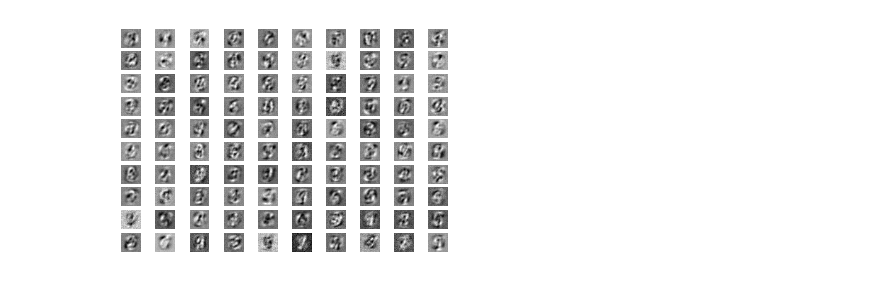
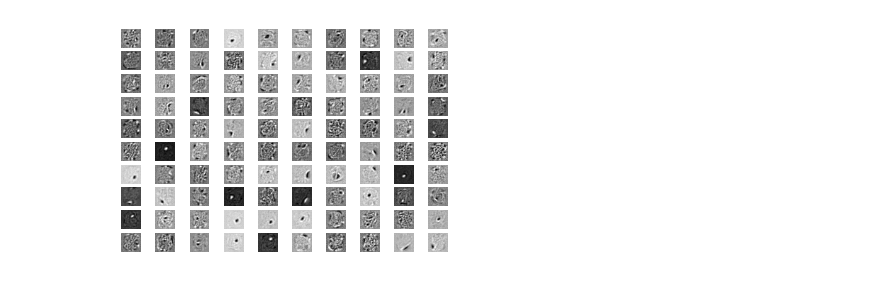
Before and after one commit to mehdidc/creativity, a Jupyter notebook: models/autolasagne.ipynb, the cells around one changed output. Drawn from its saved outputs; the diff is of its cells as text; code cells hidden in the pictures.

```diff
--- a/models/autolasagne.ipynb
+++ b/models/autolasagne.ipynb
@@ -312,15 +332,19 @@ class Experiment(lasagne.easy.Experiment):
         plt.show()
 # %%
 # ?? Peut on ajouter plus de couches? Oui - How? Oui en ajoutant des elements à layerwise_autoencoders_hidden
-layerwise_autoencoders_hidden = [1024] # [512, 512] ?? Oui
+layerwise_autoencoders_hidden = [500] # [512, 512] ?? Oui
 
 # Load  dataset
 dataset = lasagne.datasets.mnist.MNIST() # change by lasagne.datasets.datasets.mnist.MNIST
-                                         # or by lasagne.datasets.fonts.Fonts with (labels_kind='letters')
+                                         # or by lasagne.datasets.fonts.Fonts with (kind='all_32', labels_kind='letters')
                                          # or by lasagne.datasets.notmnist.NotMNIST
                                          # or by lasagne.datasets.insects.Insects
                                          # or by lasagne.datasets.ilc.ILC
 dataset.load()
+mean = X.mean(axis=0)[np.newaxis, :]
+std = X.std(axis=1)[np.newaxis, :]
+
+X = (X - mean) / std
 
 # Split
 X_train, X_test, y_train, y_test = cross_validation.train_test_split(dataset.X, dataset.y, test_size=0.25)
@@ -343,7 +372,8 @@ datasets = {"train" : lasagne.data.Dataset(X_train, y_train),
 # apres chaque expriment on transforme le dataset en utilisant l'auto-encoder qu'on a entrainé
 # On garde les data générés pour chaque couche
 
-# ?? que veut dire: reconstruction_error_wrong_pixels_per_example_train
+# ?? que veut dire: reconstruction_error_wrong_pixels_per_example_train, rennomée en reconstruction_error
+# je voulais juste dire que c'est le nombre de pixels erronés en moyenne pour chaque exemple
 
 # initialize the experiments
 reconstruct_previous_layer_experiments = []
@@ -356,12 +386,19 @@ for i, exp in enumerate(reconstruct_previous_layer_experiments):
     print "Training the layer %d" % (i,)
     # Reconstruct the previous layer (for the first experiment, reconstruct the input)
     exp.load_data(cur_datasets)
-    exp.set_hp()
+    hp = {
+        "nb_epochs": 15,
+        "corruption": 0.3,
+        "batch_size": 20
+    }
+    exp.set_hp(hp)
     exp.build_model()
     exp.run()
     # transform the datasets splits using the new learned auto-encoder
+    new_datasets = {}
     for name, dataset in cur_datasets.items():
         X, y = dataset.X, dataset.y
         X = theano.shared(exp.get_code(X.get_value()))
-        cur_datasets[name] = lasagne.data.Dataset(X, y)
+        new_datasets[name] = lasagne.data.Dataset(X, y)
+    cur_datasets = new_datasets
 # %% [output]
@@ -426,26 +463,24 @@ plt.show()
 weights = []
 for exp in reconstruct_previous_layer_experiments:
     all_params = lasagne.layers.get_all_params(exp.l_x_hat)
-    W = all_params[2].get_value().T # get te decoder matrix
+    W = all_params[1].get_value().T # get te weight matrix
     weights.append(W)
 
-# build the visualizations of each layer
+#build the visualizations of each layer
 vis = build_visualizations_by_weighted_combinations(weights, until_layer=len(reconstruct_previous_layer_experiments)-1, top=0.001)
 # %%
-# Deux fonctions existent pour afficher les autres couches; faut rajouter ça
-# Oui, j'ai deux fonctions de visualisation pour l'instant (pas dans ce code),
 # une qui genere le visualisations recursivement : le visualisation d'une unité A du layer N
 # est la moyenne des visualizations de X unités du layer N - 1 avec lesquelles
 #  l'unité A a la plus grosse connectivité (en termes de poids reliant A aux couches du layer precedent)
 # La deuxieme méthode prend la moyenne des top X examples qui maximisent l'activation de l'unité
 
 # ?? Peut-on échantillonner et afficher les échantillons? Faut éventuellement les faire.
 
 # Visualize the first layer
-grid_plot(vis[0], imshow_options={"cmap": "gray"}, nbrows=10, nbcols=10, random=True)
+grid_plot(vis[0], imshow_options={"cmap": "gray"}, nbrows=10, nbcols=10, random=False)
 plt.show()
 # %% [output]
-[figure, old version]
+[figure, new version]
 # %%
 # show reconstructions
 reconstruct_previous_layer_experiments[0].post_show_reconstructions(nb=10)
```
Also changed, not shown: parts of 11 cells of this notebook.
